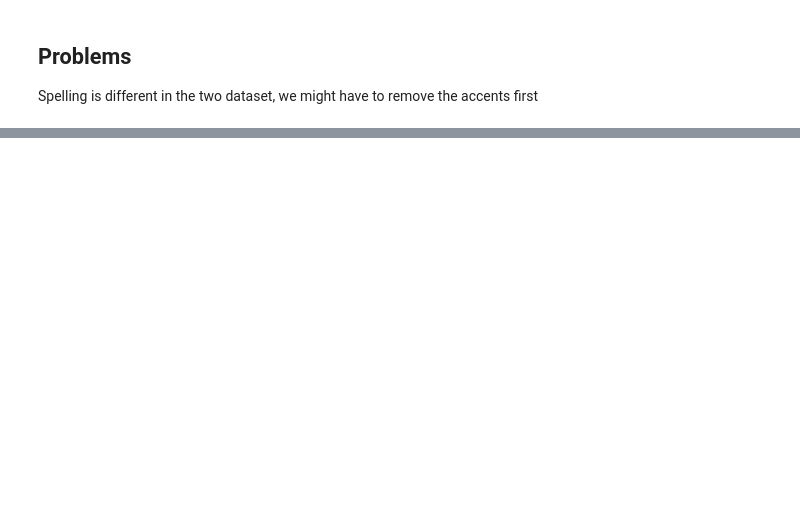
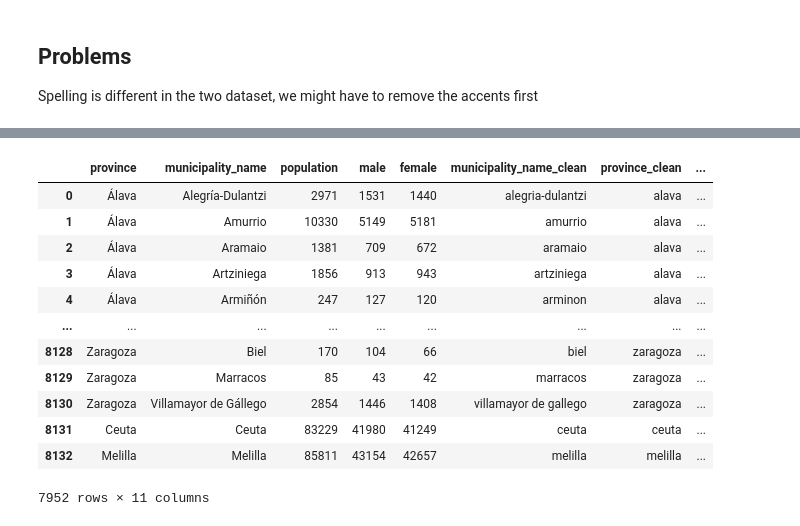
Before and after one commit to marimoysan/ml-pueblos, a Jupyter notebook: notebooks/eda_municipalities_coordinates.ipynb, the cells around one changed output, grey strips where cells are left out. Drawn from its saved outputs; the diff is of its cells as text; code cells hidden in the pictures; blank space fills up the shorter version.

```diff
--- a/notebooks/eda_municipalities_coordinates.ipynb
+++ b/notebooks/eda_municipalities_coordinates.ipynb
@@ -166,4 +331,20 @@ df.info()
 # %%
 df.query("cmun <= 20000")
 df.query("municipality_name_clean == 'villatuelda'")
+
+df
+# %% [output]
+|  | province | municipality_name | population | male | female | municipality_name_clean | province_clean | ... |
+| 0 | Álava | Alegría-Dulantzi | 2971 | 1531 | 1440 | alegria-dulantzi | alava | ... |
+| 1 | Álava | Amurrio | 10330 | 5149 | 5181 | amurrio | alava | ... |
+| 2 | Álava | Aramaio | 1381 | 709 | 672 | aramaio | alava | ... |
+| 3 | Álava | Artziniega | 1856 | 913 | 943 | artziniega | alava | ... |
+| 4 | Álava | Armiñón | 247 | 127 | 120 | arminon | alava | ... |
+| ... | ... | ... | ... | ... | ... | ... | ... | ... |
+| 8128 | Zaragoza | Biel | 170 | 104 | 66 | biel | zaragoza | ... |
+| 8129 | Zaragoza | Marracos | 85 | 43 | 42 | marracos | zaragoza | ... |
+| 8130 | Zaragoza | Villamayor de Gállego | 2854 | 1446 | 1408 | villamayor de gallego | zaragoza | ... |
+| 8131 | Ceuta | Ceuta | 83229 | 41980 | 41249 | ceuta | ceuta | ... |
+| 8132 | Melilla | Melilla | 85811 | 43154 | 42657 | melilla | melilla | ... |
+7952 rows × 11 columns
 # %%
```
Also changed, not shown: parts of 15 cells of this notebook, 2 other files.
